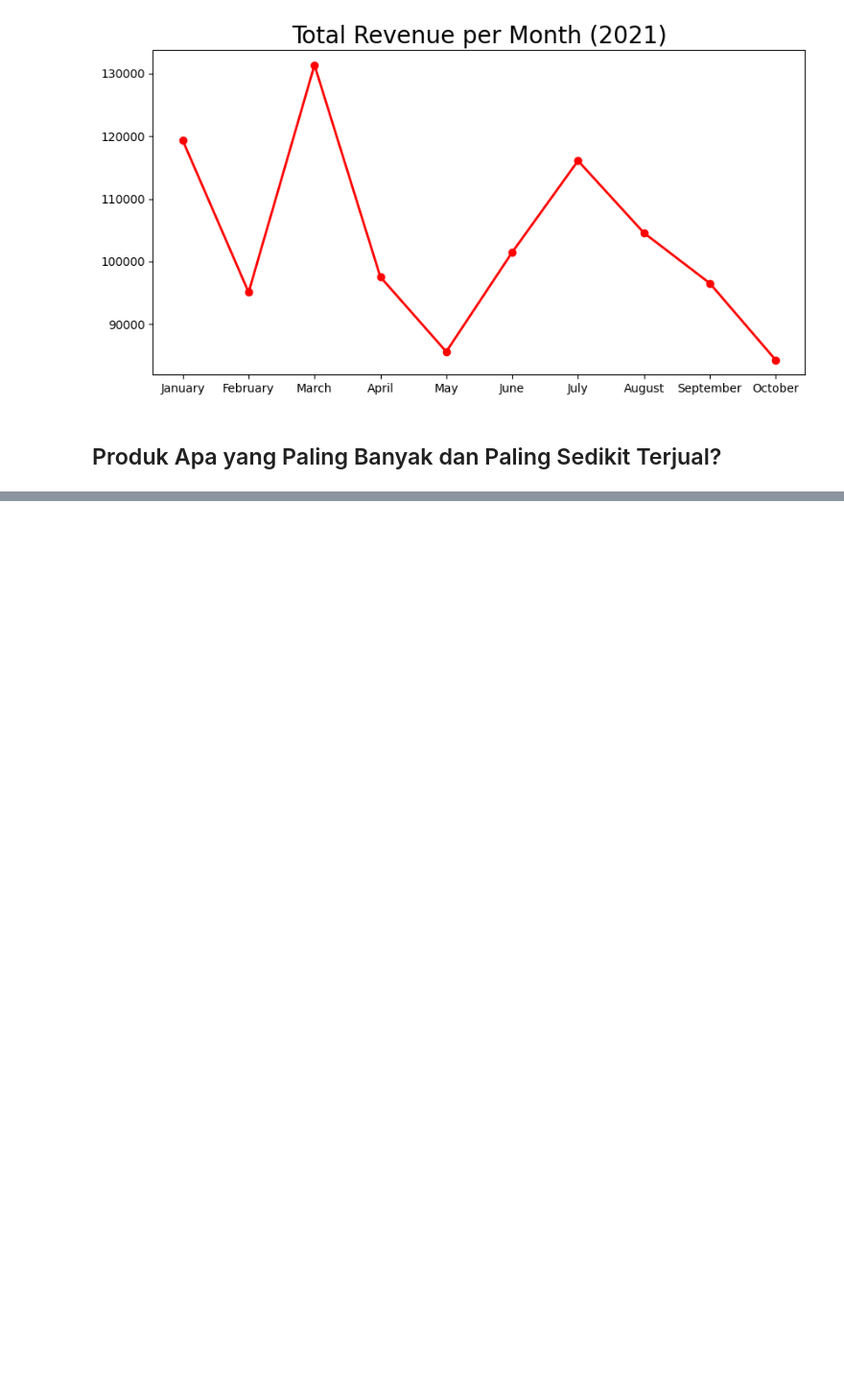
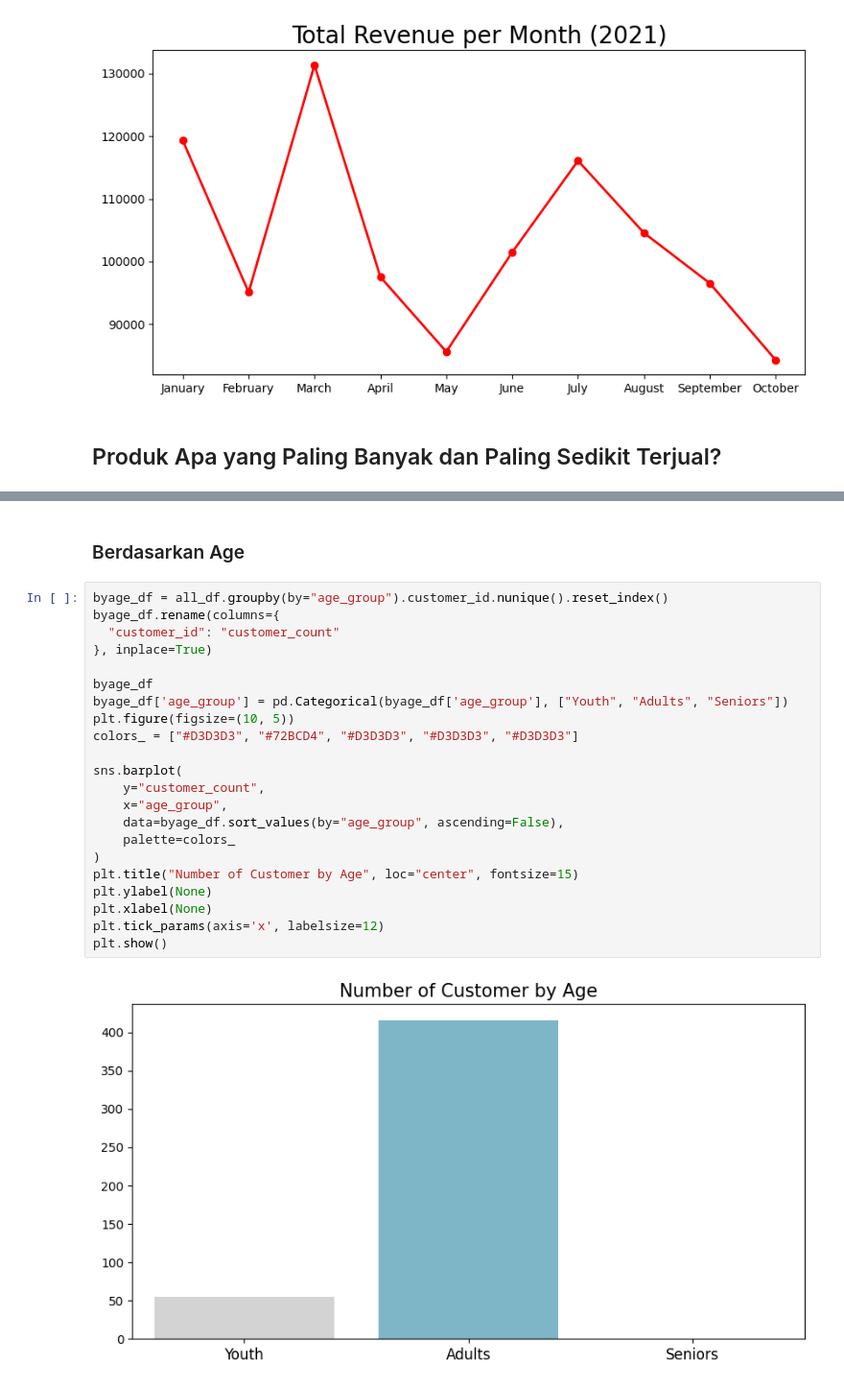
Before and after one commit to naufalmuafi/dicoding_data-analysis-project, a Jupyter notebook: main.ipynb, the cells around one changed output, grey strips where cells are left out. Shown at 96% size. Cells and saved outputs as stored; diff of their text form; blank space fills up the shorter version.

```diff
--- a/main.ipynb
+++ b/main.ipynb
@@ -882,0 +954,26 @@ plt.show()
+# %% [markdown]
+### Berdasarkan Age
+# %%
+byage_df = all_df.groupby(by="age_group").customer_id.nunique().reset_index()
+byage_df.rename(columns={
+  "customer_id": "customer_count"
+}, inplace=True)
+
+byage_df
+byage_df['age_group'] = pd.Categorical(byage_df['age_group'], ["Youth", "Adults", "Seniors"])
+plt.figure(figsize=(10, 5))
+colors_ = ["#D3D3D3", "#72BCD4", "#D3D3D3", "#D3D3D3", "#D3D3D3"]
+
+sns.barplot(
+    y="customer_count",
+    x="age_group",
+    data=byage_df.sort_values(by="age_group", ascending=False),
+    palette=colors_
+)
+plt.title("Number of Customer by Age", loc="center", fontsize=15)
+plt.ylabel(None)
+plt.xlabel(None)
+plt.tick_params(axis='x', labelsize=12)
+plt.show()
+# %% [output]
+[figure, added]
```
Also changed, not shown: parts of 7 cells of this notebook.
